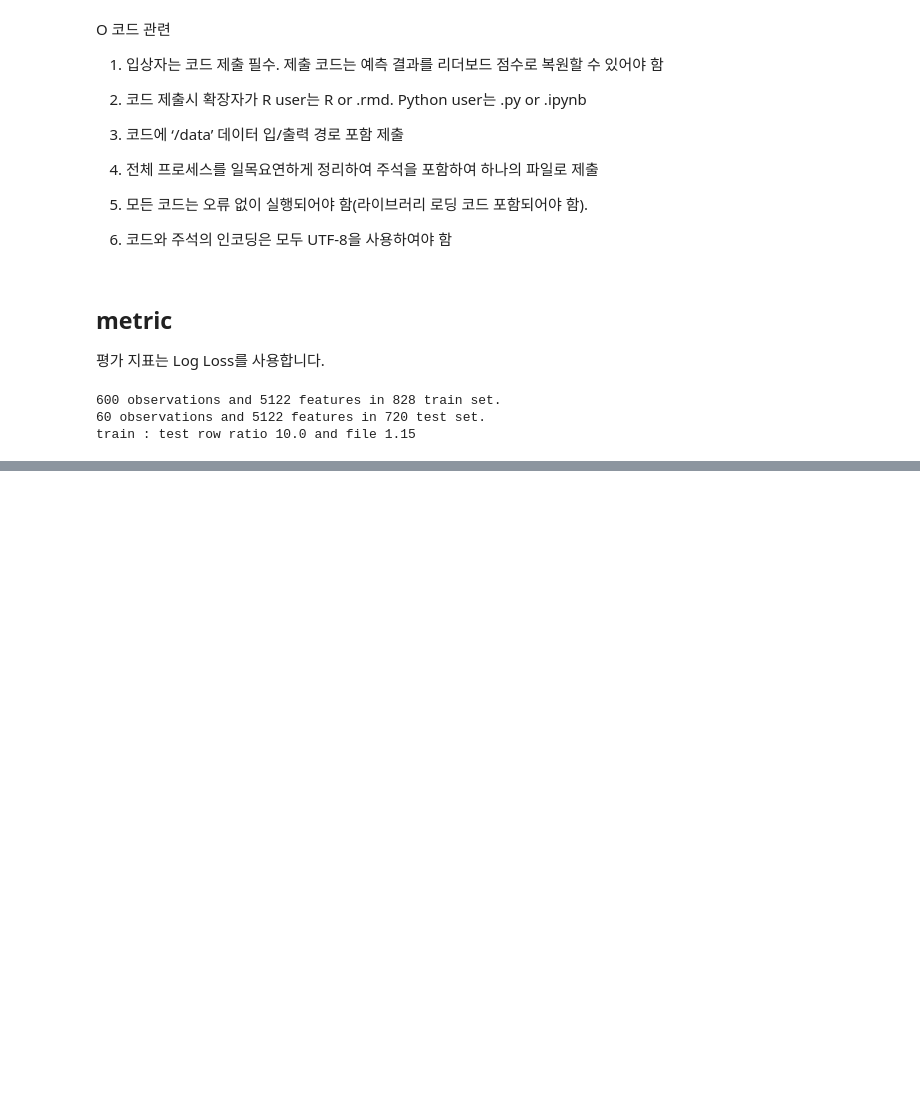
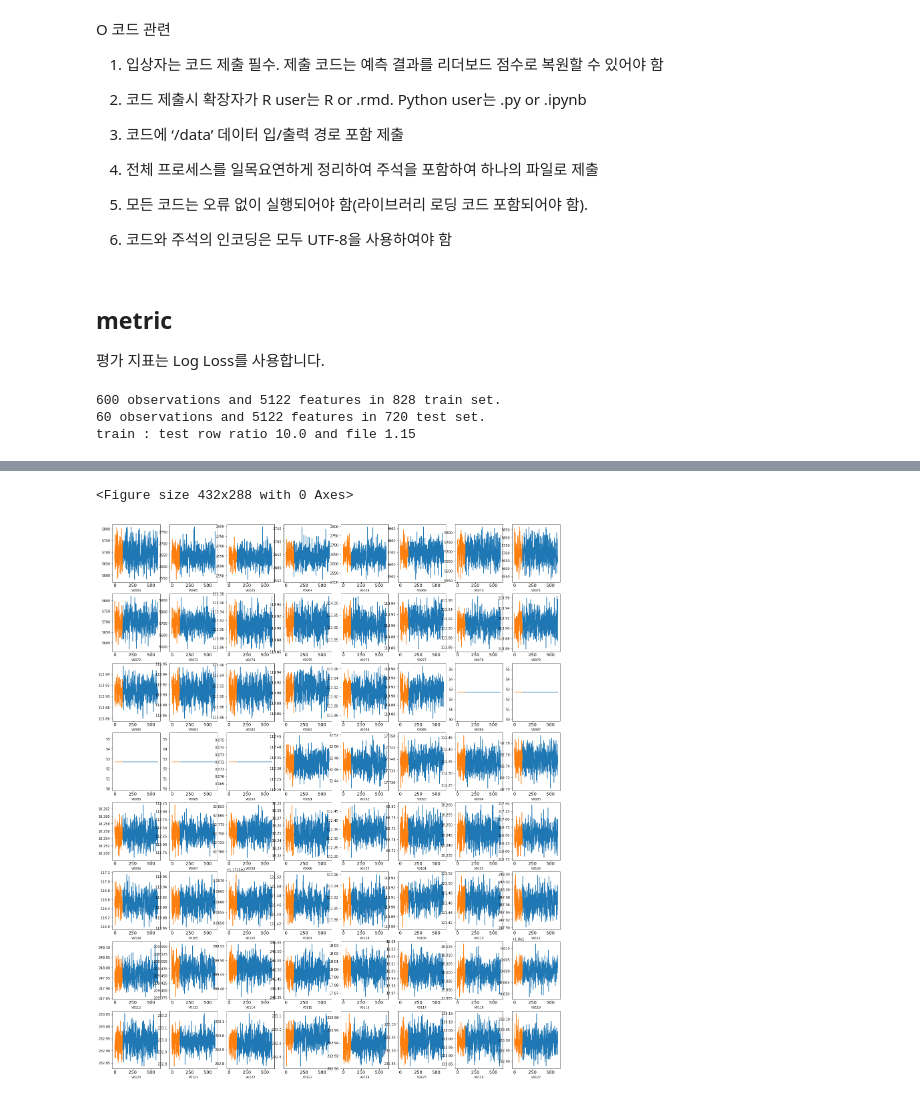
Before and after one commit to nenomigami/competition, a Jupyter notebook: Practice.ipynb, the cells around one changed output, grey strips where cells are left out. Drawn from its saved outputs; the diff is of its cells as text; code cells hidden in the pictures; blank space fills up the shorter version.

```diff
--- a/Practice.ipynb
+++ b/Practice.ipynb
@@ -91,0 +219,6 @@ train : test row ratio 10.0 and file 1.15
+# %%
+features = train.columns[1+ 64*1:65 + 64*1]
+plot_feature_linechart(merged_train, features, 'target')
+# %% [output]
+<Figure size 432x288 with 0 Axes>
+[figure, added]
```
Also changed, not shown: parts of 26 cells of this notebook.
